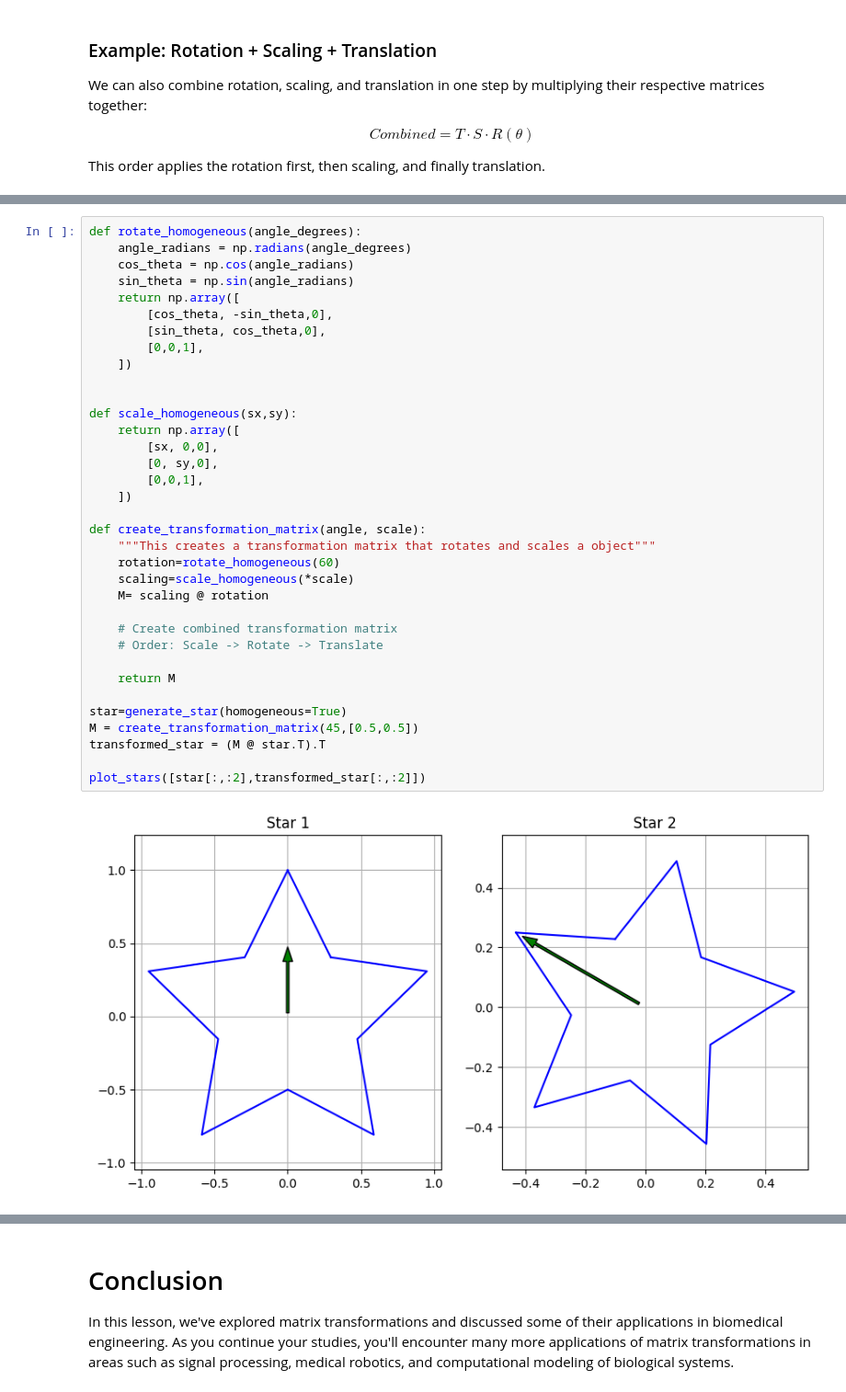
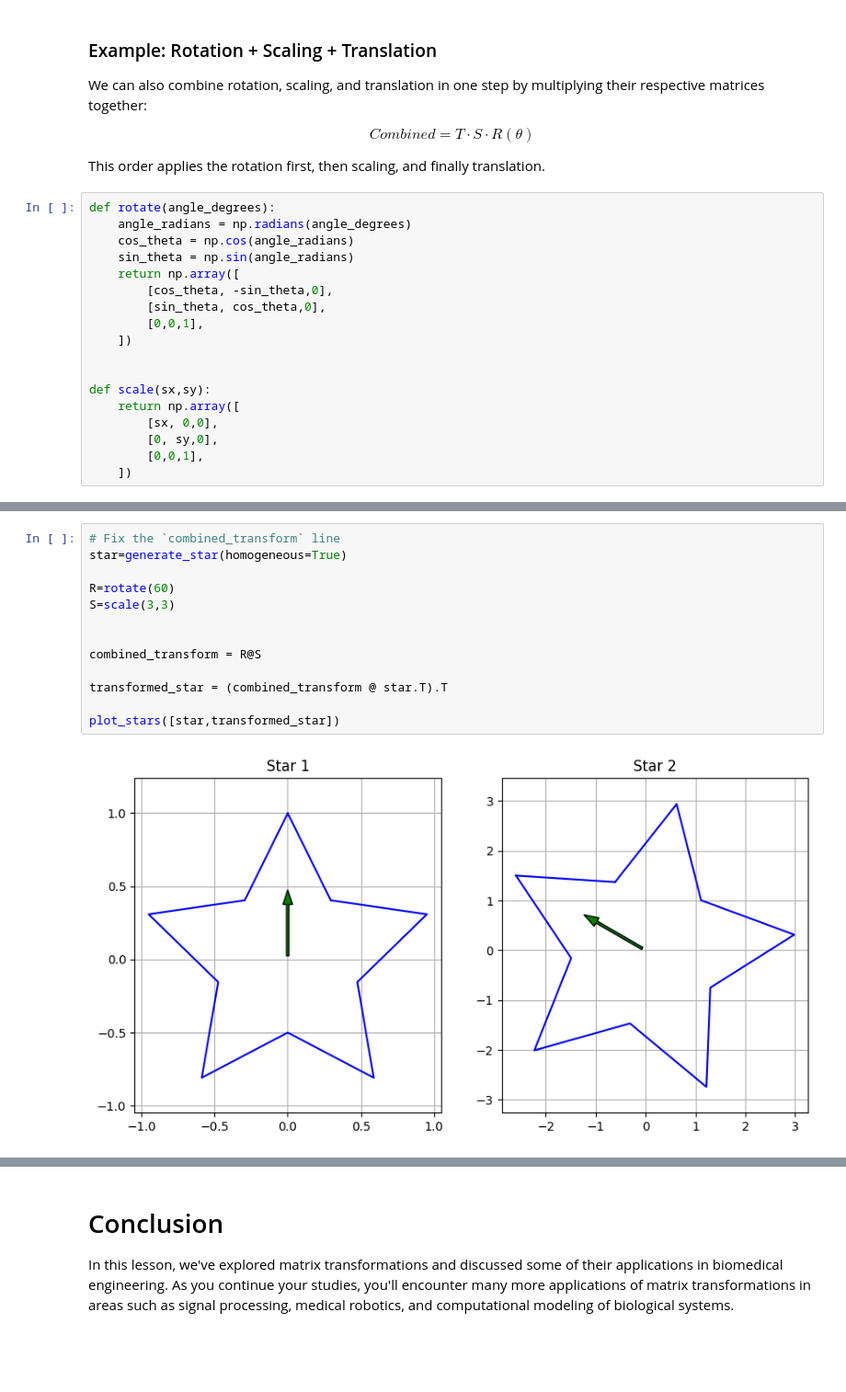
Before and after one commit to snsie/bme3053c, a Jupyter notebook: lessons-solved/06_Matrix_Transformations.ipynb, the cells around one changed output, grey strips where cells are left out. Shown at 92% size. Cells and saved outputs as stored; diff of their text form; blank space fills up the shorter version.

```diff
--- a/lessons-solved/06_Matrix_Transformations.ipynb
+++ b/lessons-solved/06_Matrix_Transformations.ipynb
@@ -441,6 +437,24 @@ We can also combine rotation, scaling, and translation in one step by multiplyin
 $$Combined=T⋅S⋅R(θ)$$
 
 This order applies the rotation first, then scaling, and finally translation.
+# %%
+def rotate(angle_degrees):
+    angle_radians = np.radians(angle_degrees)
+    cos_theta = np.cos(angle_radians)
+    sin_theta = np.sin(angle_radians)
+    return np.array([
+        [cos_theta, -sin_theta,0],
+        [sin_theta, cos_theta,0],
+        [0,0,1],
+    ])
+
+
+def scale(sx,sy):
+    return np.array([
+        [sx, 0,0],
+        [0, sy,0],
+        [0,0,1],
+    ])
 # %% [markdown]
 ## Exercise: Combine transformation matrices to rotate and scale a star
 Objectives:
@@ -450,38 +464,16 @@ Objectives:
 4. Visualize the original and transformed star shapes.
-# %%
-def rotate_homogeneous(angle_degrees):
-    angle_radians = np.radians(angle_degrees)
-    cos_theta = np.cos(angle_radians)
-    sin_theta = np.sin(angle_radians)
-    return np.array([
-        [cos_theta, -sin_theta,0],
-        [sin_theta, cos_theta,0],
-        [0,0,1],
-    ])
-
-
-def scale_homogeneous(sx,sy):
-    return np.array([
-        [sx, 0,0],
-        [0, sy,0],
-        [0,0,1],
-    ])
-
-def create_transformation_matrix(angle, scale):
-    """This creates a transformation matrix that rotates and scales a object"""
-    rotation=rotate_homogeneous(60)
-    scaling=scale_homogeneous(*scale)
-    M= scaling @ rotation
-
-    # Create combined transformation matrix
-    # Order: Scale -> Rotate -> Translate
-
-    return M
-
-star=generate_star(homogeneous=True)
-M = create_transformation_matrix(45,[0.5,0.5])
-transformed_star = (M @ star.T).T
-
-plot_stars([star[:,:2],transformed_star[:,:2]])
-# %% [output]
-[figure, removed]
+# %%
+# Fix the `combined_transform` line
+star=generate_star(homogeneous=True)
+
+R=rotate(60)
+S=scale(3,3)
+
+
+combined_transform = R@S
+
+transformed_star = (combined_transform @ star.T).T
+
+plot_stars([star,transformed_star])
+# %% [output]
+[figure, added]
```
Also changed, not shown: parts of 17 cells of this notebook.
